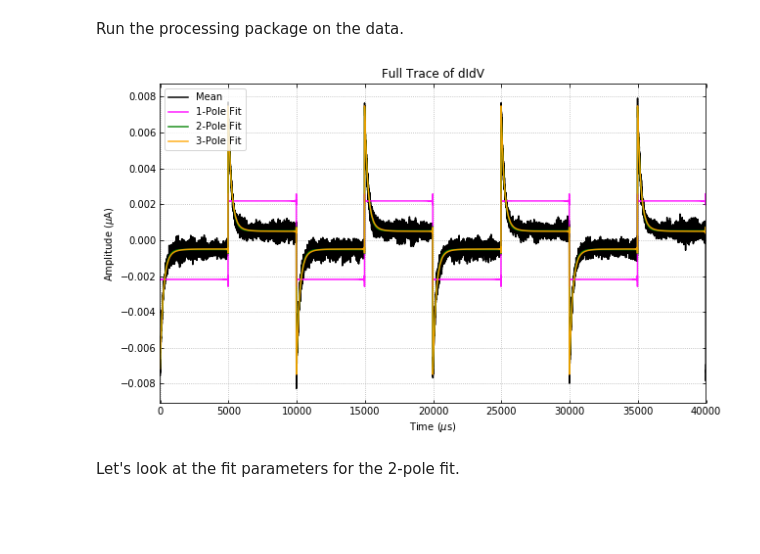
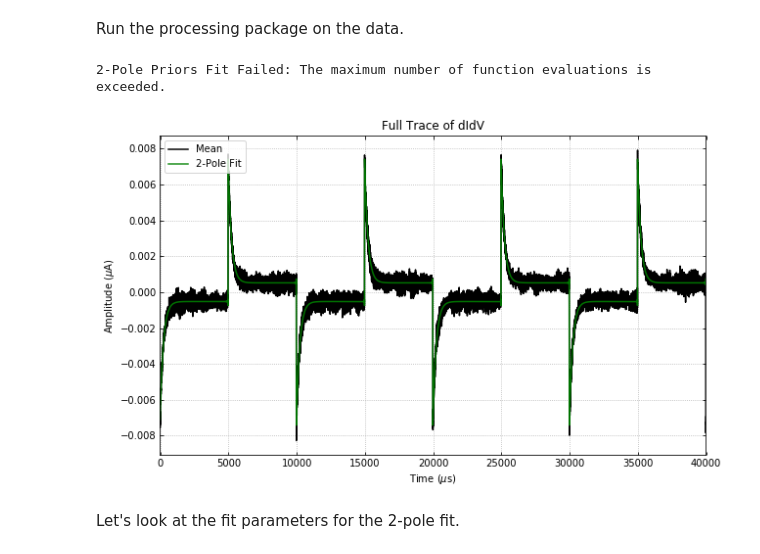
Before and after one commit to spice-herald/QETpy, a Jupyter notebook: demos/didv/test_didv.ipynb, the cells around one changed output. Drawn from its saved outputs; the diff is of its cells as text; code cells hidden in the pictures; blank space fills up the shorter version.

Commit message:
update didv demo

```diff
--- a/demos/didv/test_didv.ipynb
+++ b/demos/didv/test_didv.ipynb
@@ -52,13 +48,26 @@ dt0=-18.8e-6
 # %% [markdown]
 Run the processing package on the data.
 # %%
-didvfit = DIDV(rawTraces, fs, sgFreq, sgAmp, Rshunt, tracegain=convToAmps) #note that there are many more attributes
+didvfit = DIDV(
+    rawtraces,
+    fs,
+    sgfreq,
+    sgamp,
+    rshunt,
+    tracegain=convtoamps,
+    priors=priors,
+    invpriorscov=invpriorscov,
+)
+
+# note that there are many more attributes for DIDV
+
 didvfit.processtraces()
 didvfit.doallfits()
 # didvfit.dofit(2) # just do one fit
-didvfit.plot_full_trace()
+didvfit.plot_full_trace(poles=2, plotpriors=False)
 # %% [output]
+2-Pole Priors Fit Failed: The maximum number of function evaluations is exceeded.
-[figure, old version]
+[figure, new version]
 # %% [markdown]
 Let's look at the fit parameters for the 2-pole fit.
 # %%
```
Also changed, not shown: parts of 7 cells of this notebook.
